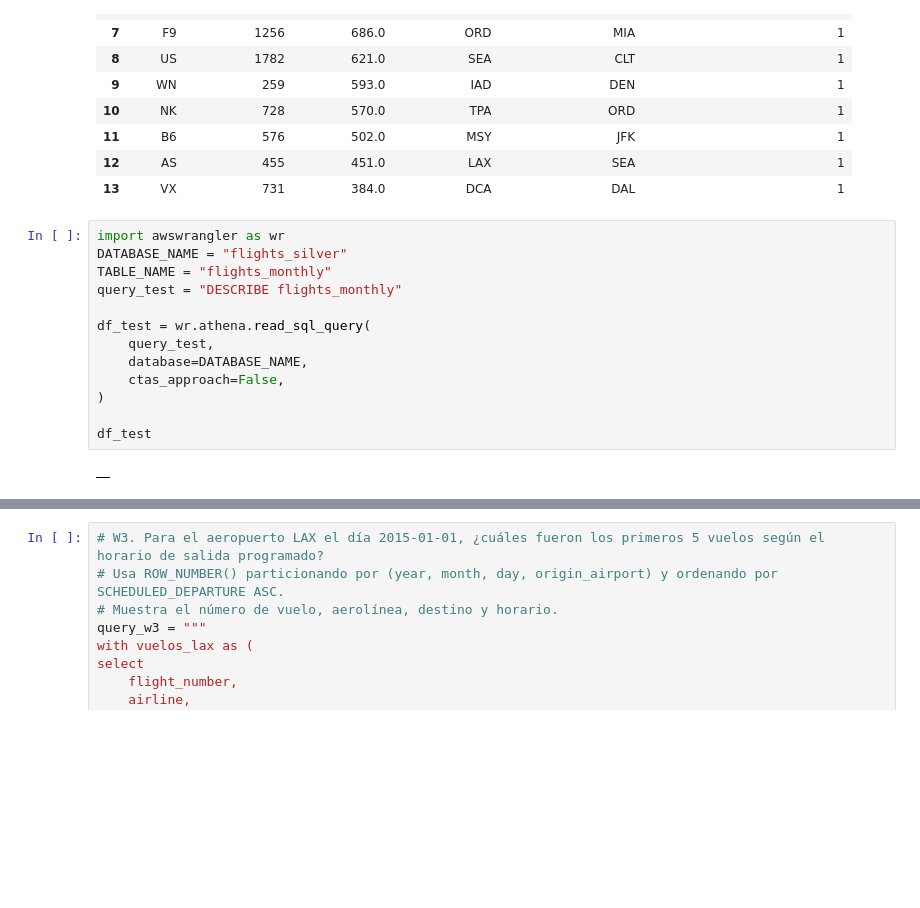
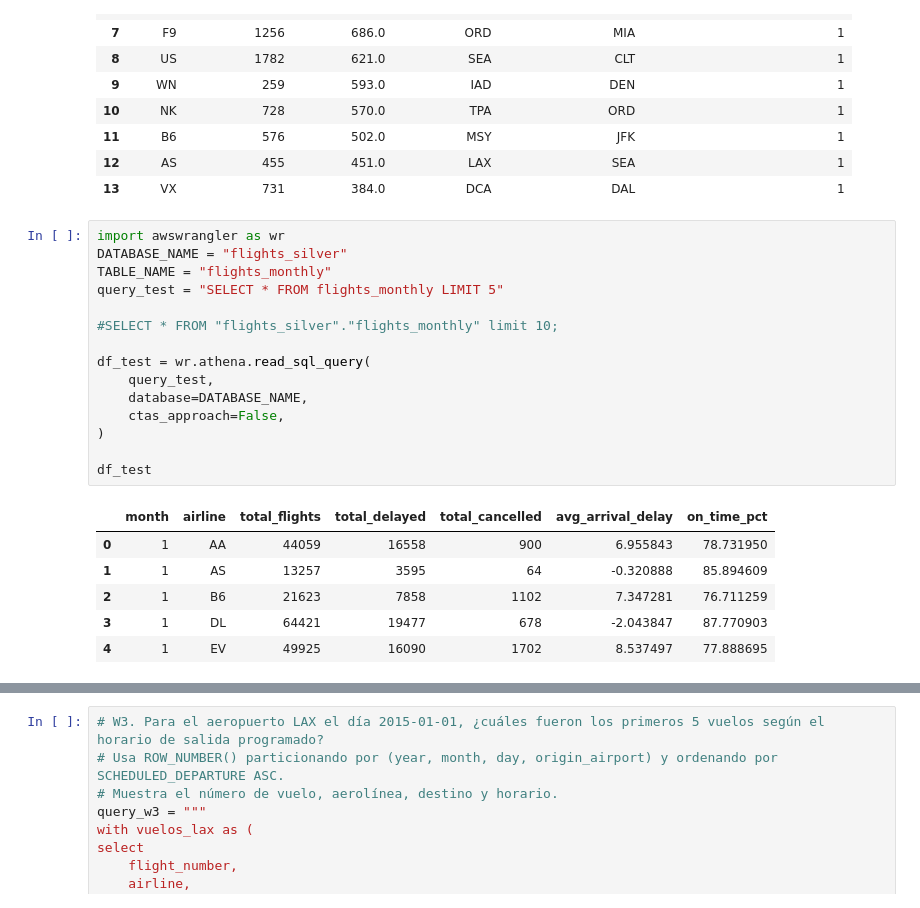
Before and after one commit to azu-ord/flights-data-engineering-a, a Jupyter notebook: notebooks/flights_analytics.ipynb, the cells around one changed output, grey strips where cells are left out. Cells and saved outputs as stored; diff of their text form; blank space fills up the shorter version.

Commit message:
feature: 6. add silver table query test with athena

```diff
--- a/notebooks/flights_analytics.ipynb
+++ b/notebooks/flights_analytics.ipynb
@@ -271,18 +271,25 @@ with engine.connect() as conn:
 # %%
 import awswrangler as wr
 DATABASE_NAME = "flights_silver"
 TABLE_NAME = "flights_monthly"
-query_test = "DESCRIBE flights_monthly"
+query_test = "SELECT * FROM flights_monthly LIMIT 5"
+
+#SELECT * FROM "flights_silver"."flights_monthly" limit 10;
 
 df_test = wr.athena.read_sql_query(
     query_test,
     database=DATABASE_NAME,
     ctas_approach=False,
 )
 
 df_test
 # %% [output]
-|  |
+|  | month | airline | total_flights | total_delayed | total_cancelled | avg_arrival_delay | on_time_pct |
+| 0 | 1 | AA | 44059 | 16558 | 900 | 6.955843 | 78.731950 |
+| 1 | 1 | AS | 13257 | 3595 | 64 | -0.320888 | 85.894609 |
+| 2 | 1 | B6 | 21623 | 7858 | 1102 | 7.347281 | 76.711259 |
+| 3 | 1 | DL | 64421 | 19477 | 678 | -2.043847 | 87.770903 |
+| 4 | 1 | EV | 49925 | 16090 | 1702 | 8.537497 | 77.888695 |
 # %%
 # W2
 # W2. ¿Cuál fue la variación mes a mes en el total de vuelos durante 2015?
```
Also changed, not shown: parts of 1 cell of this notebook.
